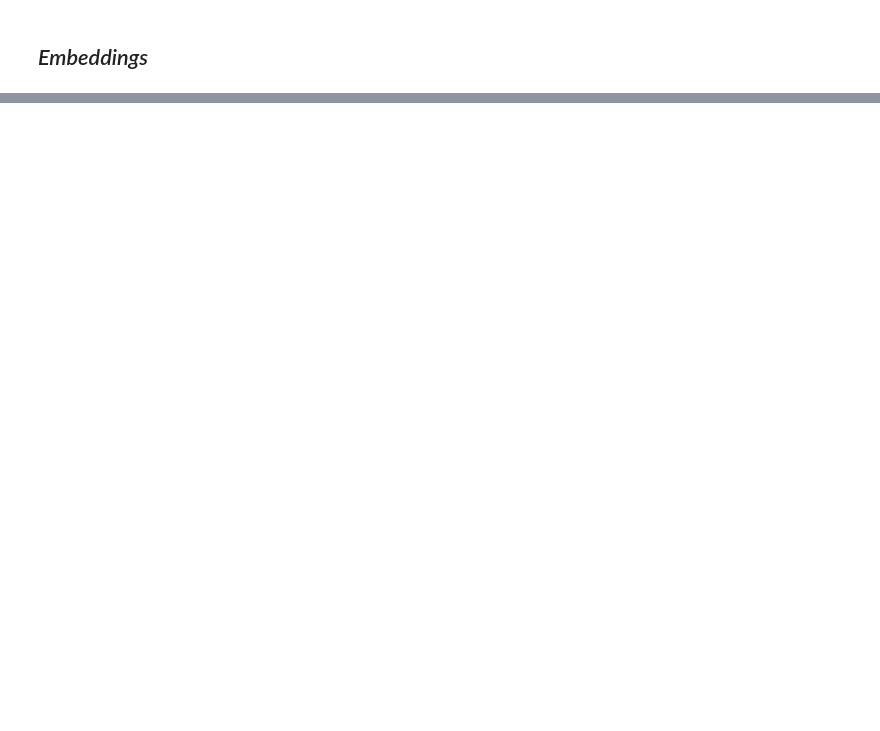
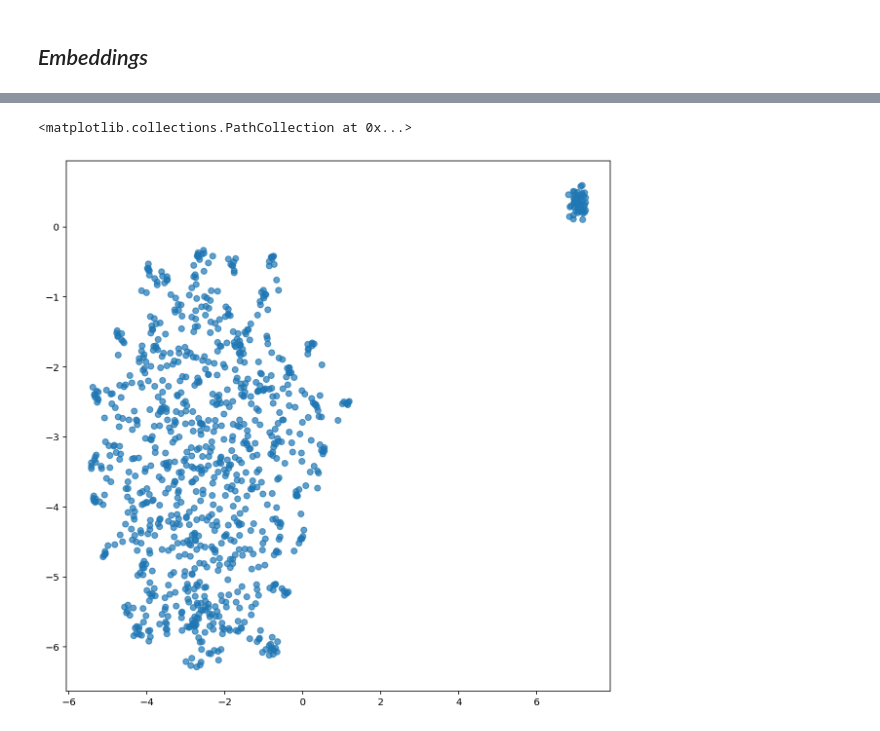
Before and after one commit to earny-joe/learning, a Jupyter notebook: flair/embeddings_flair_test.ipynb, the cells around one changed output, grey strips where cells are left out. Drawn from its saved outputs; the diff is of its cells as text; code cells hidden in the pictures; blank space fills up the shorter version.

```diff
--- a/flair/embeddings_flair_test.ipynb
+++ b/flair/embeddings_flair_test.ipynb
@@ -121,0 +156,6 @@ Wall time: 36.2 s
+# %%
+tfidf_vectorizer = TfidfVectorizer(min_df=5, stop_words='english')
+tfidf_word_doc_matrix = tfidf_vectorizer.fit_transform(sample['full_text'])
+# %%
+%%time
+embedding = umap.UMAP(n_components=2, metric='cosine').fit(tfidf_word_doc_matrix)
@@ -121,0 +165,6 @@ Wall time: 36.2 s
+# %%
+_,ax = plt.subplots(figsize=(10,10))
+ax.scatter(embedding.embedding_[:,0], embedding.embedding_[:,1], alpha=0.7)
+# %% [output]
+<matplotlib.collections.PathCollection at 0x...>
+[figure, added]
```
Also changed, not shown: parts of 22 cells of this notebook.
